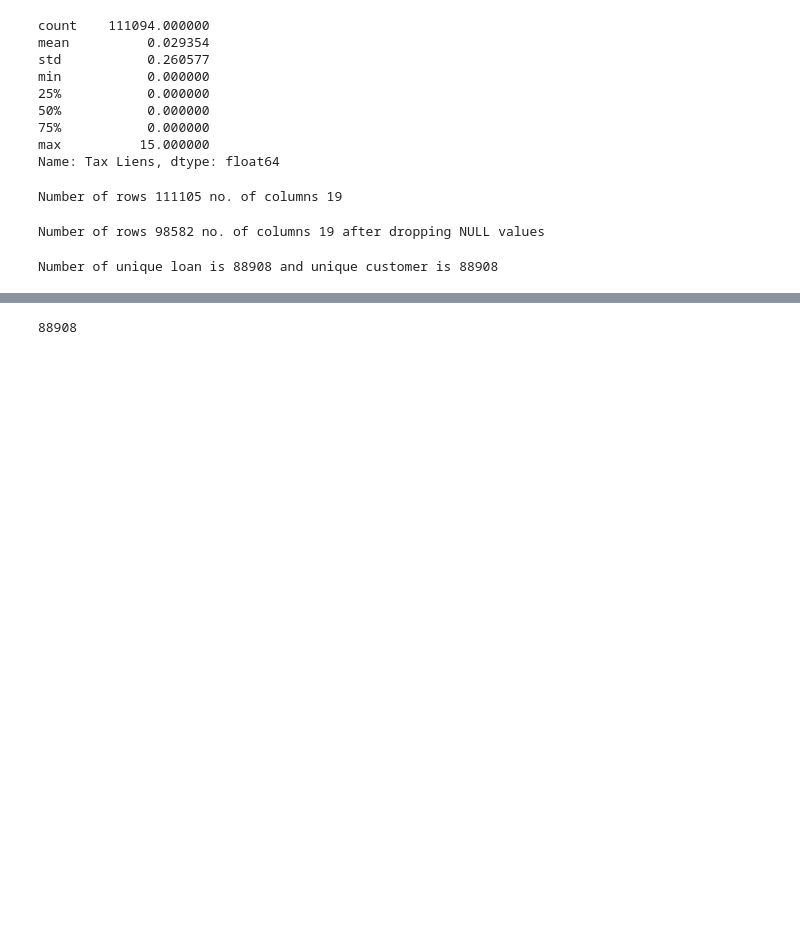
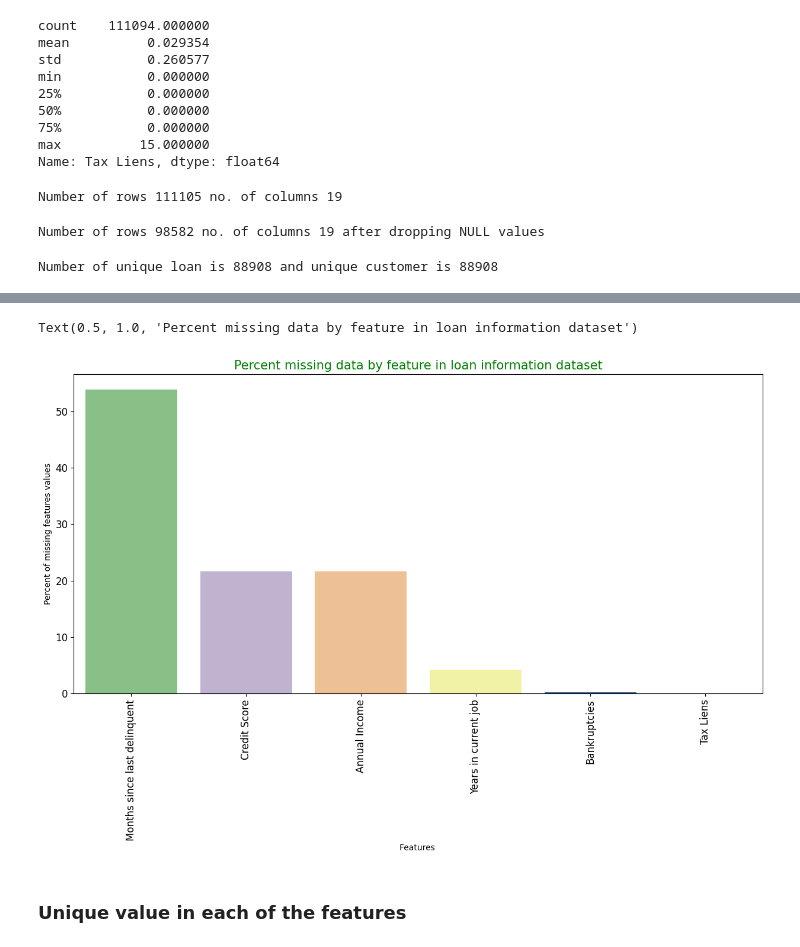
Before and after one commit to M-S-ALAM/Loan-Eligibility-Prediction, a Jupyter notebook: Exploratory Data Analysis.ipynb, the cells around one changed output, grey strips where cells are left out. Drawn from its saved outputs; the diff is of its cells as text; code cells hidden in the pictures; blank space fills up the shorter version.

```diff
--- a/Exploratory Data Analysis.ipynb
+++ b/Exploratory Data Analysis.ipynb
@@ -46,4 +51,8 @@ Number of unique loan is 88908 and unique customer is 88908
 # %%
 ## Some customer apply for more than one loan
 # %%
+data_nan = (data.isnull().sum() / len(data)) * 100
+data_nan = data_nan.drop(data_nan[data_nan == 0].index).sort_values(ascending=False)[:10]
+missing_data = pd.DataFrame({'Missing Ratio' :data_nan})
+missing_data.head(5)
 # %% [output]
@@ -51,3 +65,11 @@ Number of unique loan is 88908 and unique customer is 88908
 # %%
+plt.xticks(rotation='vertical')
+sns.barplot(x=data_nan.index, y=data_nan, palette=("Accent"))
+plt.xlabel('Features ', fontsize=10)
+plt.ylabel('Percent of missing features values', fontsize=10)
+plt.title('Percent missing data by feature in loan information dataset', fontsize=15)
 # %% [output]
-88908
+Text(0.5, 1.0, 'Percent missing data by feature in loan information dataset')
+[figure, added]
+# %% [markdown]
+### Unique value in each of the features
```
Also changed, not shown: parts of 47 cells of this notebook, 3 other files.
